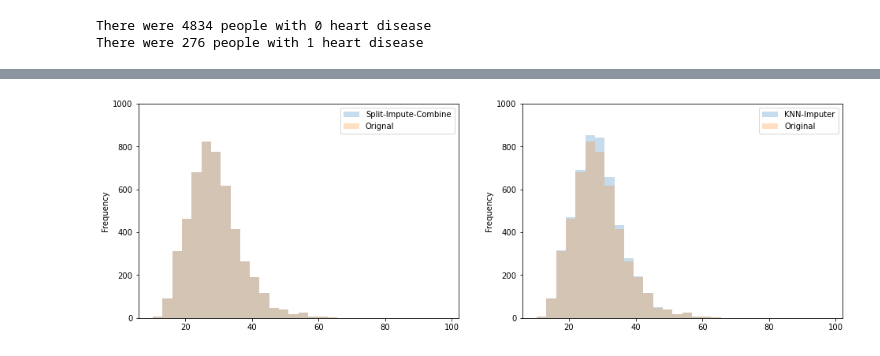
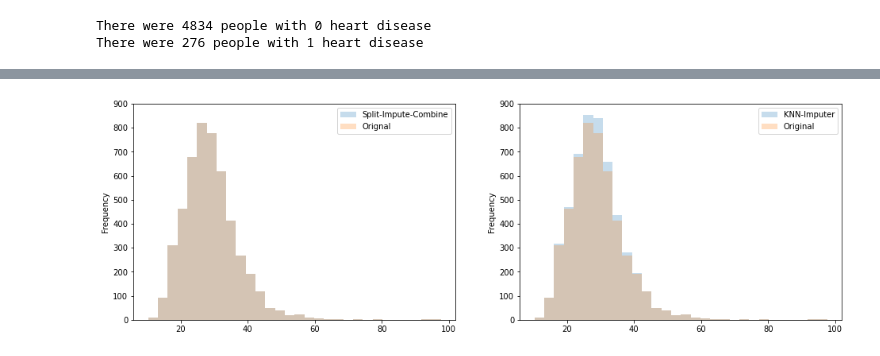
Before and after one commit to lukedemaio/MLLab01, a Jupyter notebook: Stroke Data Visualization.ipynb, the cells around one changed output, grey strips where cells are left out. Cells and saved outputs as stored; diff of their text form; code cells hidden in the pictures.

```diff
--- a/Stroke Data Visualization.ipynb
+++ b/Stroke Data Visualization.ipynb
@@ -175,23 +175,23 @@ memory usage: 319.5+ KB
 # %%
 f = plt.figure(figsize=(16,5))
 
 bin_num = 30
 plt.subplot(1,2,1)
 df_imputed_sic.bmi.plot(kind='hist', alpha=0.25, label="Split-Impute-Combine", bins=bin_num)
 
 df.bmi.plot(kind='hist', alpha=0.25, label="Orignal", bins=bin_num)
 
 plt.legend()
-plt.ylim([0,1000])
+plt.ylim([0,900])
 
 plt.subplot(1,2,2)
 df_imputed.bmi.plot(kind='hist', alpha=0.25, label="KNN-Imputer", bins=bin_num)
 
 df.bmi.plot(kind='hist', alpha=0.25, label="Original", bins=bin_num)
 
 plt.legend()
-plt.ylim([0,1000])
+plt.ylim([0,900])
 
 plt.show()
 # %% [output]
-[figure, old version]
+[figure, new version]
```
Also changed, not shown: parts of 2 cells of this notebook.
